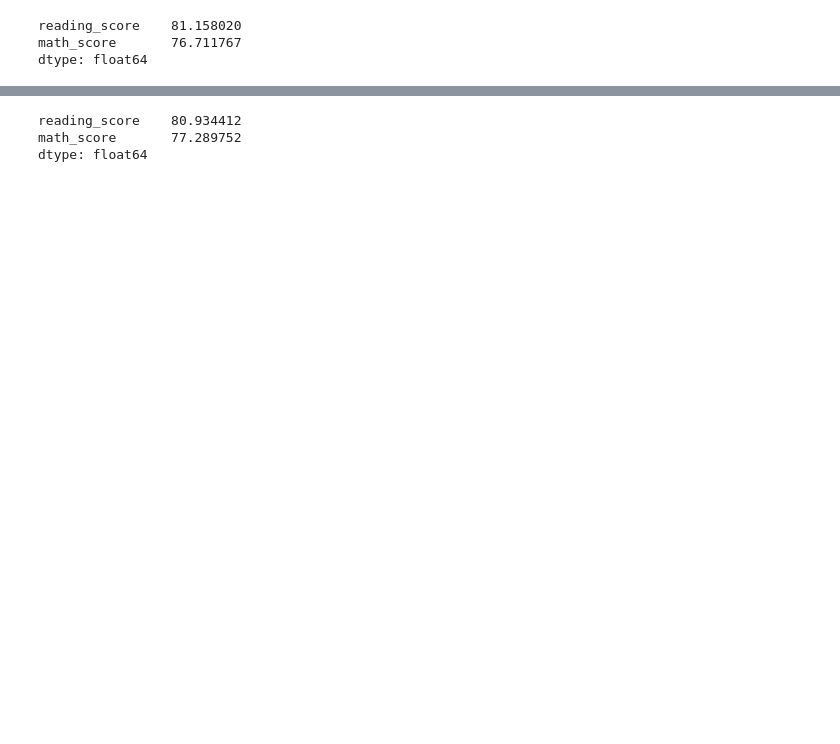
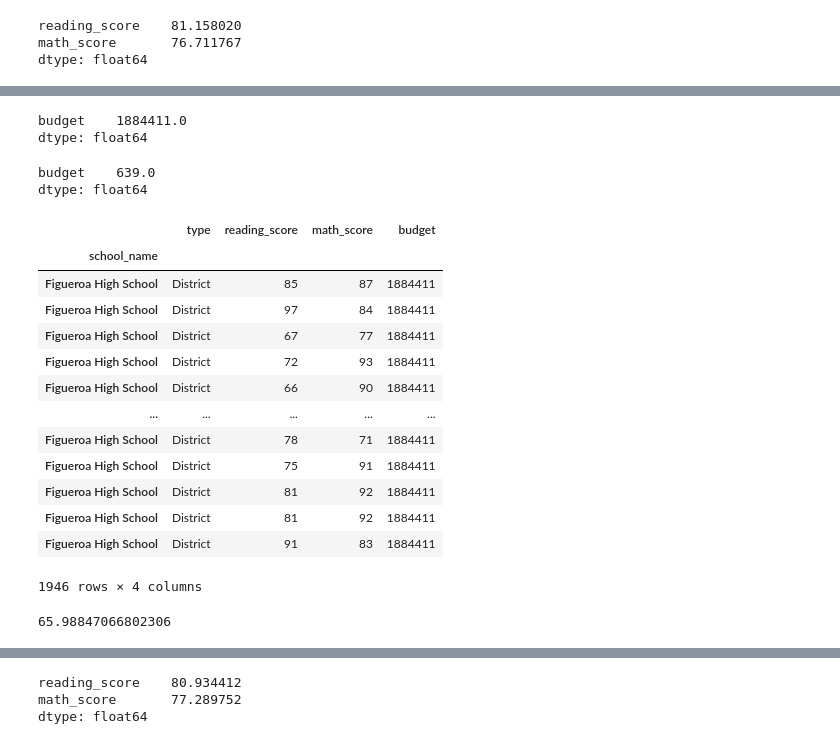
Before and after one commit to kofi-max/pandas-challenge, a Jupyter notebook: PyCitySchools/home work solution.ipynb, the cells around one changed output, grey strips where cells are left out. Drawn from its saved outputs; the diff is of its cells as text; code cells hidden in the pictures; blank space fills up the shorter version.

```diff
--- a/PyCitySchools/home work solution.ipynb
+++ b/PyCitySchools/home work solution.ipynb
@@ -326,0 +386,37 @@ dtype: float64
+# %%
+Figueroa_df = df.loc["Figueroa High School"]
+b = Figueroa_df[["budget"]].mean()
+b
+# %% [output]
+budget    1884411.0
+dtype: float64
+# %%
+Figueroa_df = df.loc["Figueroa High School"]
+b = Figueroa_df[["budget"]].mean()/2949
+b
+# %% [output]
+budget    639.0
+dtype: float64
+# %%
+Figueroapm_df = Figueroa_df.loc[(Figueroa_df["math_score"]>=70)]
+Figueroapm_df
+# %% [output]
+|  | type | reading_score | math_score | budget |
+| school_name |  |  |  |  |
+| Figueroa High School | District | 85 | 87 | 1884411 |
+| Figueroa High School | District | 97 | 84 | 1884411 |
+| Figueroa High School | District | 67 | 77 | 1884411 |
+| Figueroa High School | District | 72 | 93 | 1884411 |
+| Figueroa High School | District | 66 | 90 | 1884411 |
+| ... | ... | ... | ... | ... |
+| Figueroa High School | District | 78 | 71 | 1884411 |
+| Figueroa High School | District | 75 | 91 | 1884411 |
+| Figueroa High School | District | 81 | 92 | 1884411 |
+| Figueroa High School | District | 81 | 92 | 1884411 |
+| Figueroa High School | District | 91 | 83 | 1884411 |
+1946 rows × 4 columns
+# %%
+huang_pm = (1946/2949)*100
+huang_pm
+# %% [output]
+65.98847066802306
```
Also changed, not shown: parts of 149 cells of this notebook.
